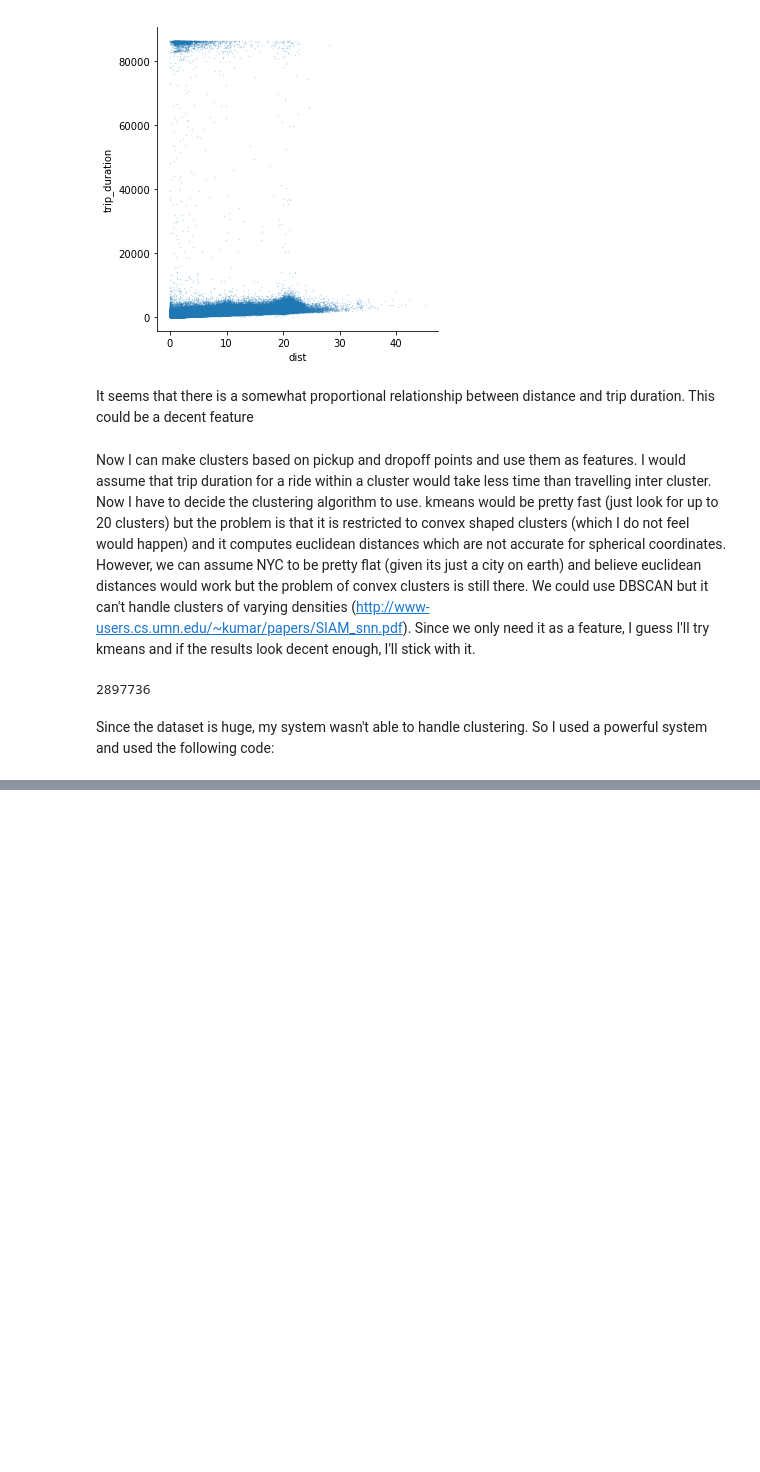
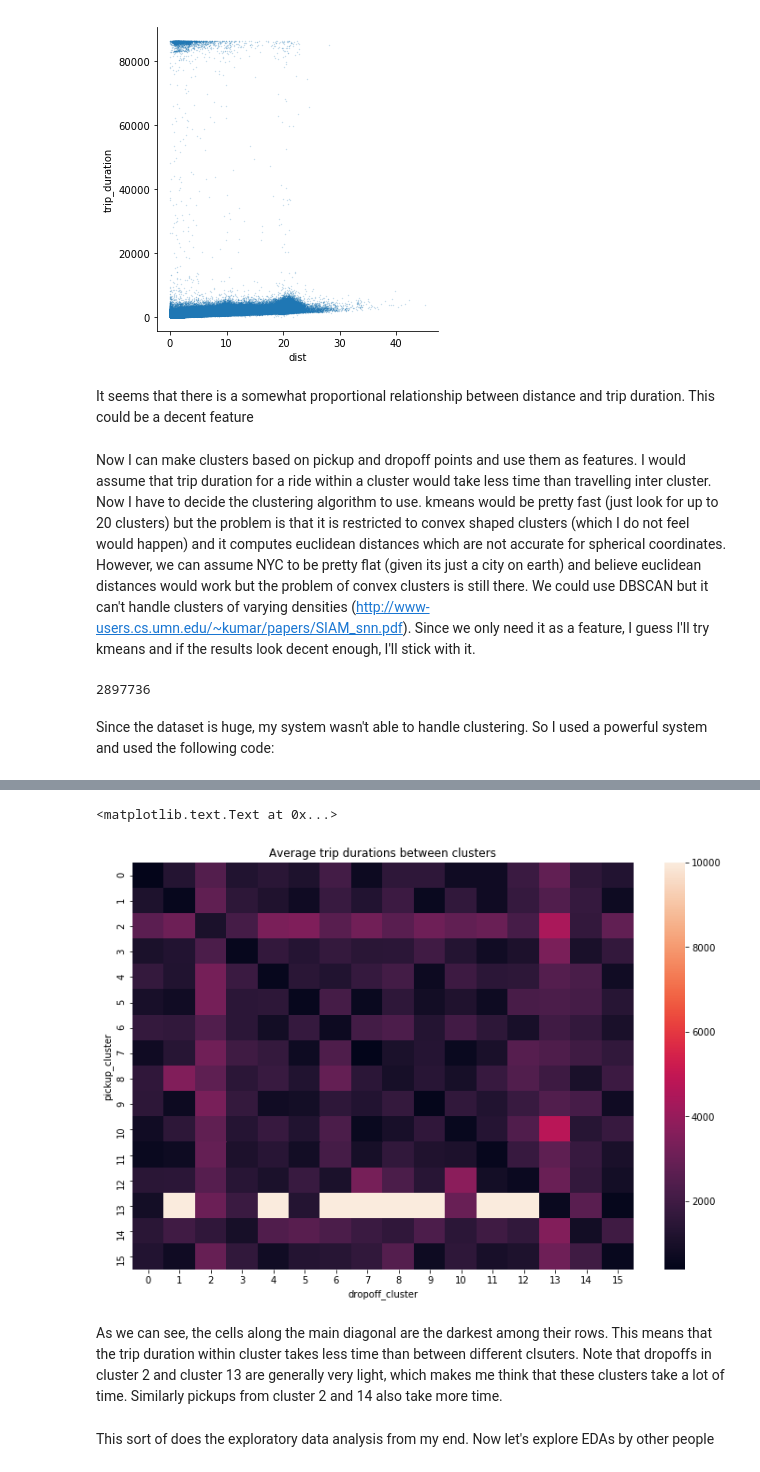
Before and after one commit to abhaymittal/nycTaxiChallenge, a Jupyter notebook: src/nycDataAnalysis.ipynb, the cells around one changed output, grey strips where cells are left out. Drawn from its saved outputs; the diff is of its cells as text; code cells hidden in the pictures; blank space fills up the shorter version.

```diff
--- a/src/nycDataAnalysis.ipynb
+++ b/src/nycDataAnalysis.ipynb
@@ -459,0 +462,24 @@ ax.set(xlim=(long_limit[0],long_limit[1]))
+# %%
+df=dataFrameProc[['pickup_longitude','pickup_latitude']]
+pickup_cluster=kmeans.predict(df)
+df=dataFrameProc[['dropoff_longitude','dropoff_latitude']]
+dropoff_cluster=kmeans.predict(df)
+
+dataFrameProc['pickup_cluster']=pickup_cluster
+dataFrameProc['dropoff_cluster']=dropoff_cluster
+# %%
+df=dataFrameProc.copy()
+df=pd.DataFrame(df.groupby(by=['pickup_cluster','dropoff_cluster'])['trip_duration'].mean())
+df2=df.copy()
+df2=df2.unstack().fillna(10000) #Fill NaNs by a big value so that they are easily identifiable and can be ignored
+df2.columns = df2.columns.get_level_values(1)
+ax=sb.heatmap(df2)
+ax.get_figure().set_size_inches(12,8)
+ax.set_title("Average trip durations between clusters")
+# %% [output]
+<matplotlib.text.Text at 0x...>
+[figure, added]
+# %% [markdown]
+As we can see, the cells along the main diagonal are the darkest among their rows. This means that the trip duration within cluster takes less time than between different clsuters. Note that dropoffs in cluster 2 and cluster 13 are generally very light, which makes me think that these clusters take a lot of time. Similarly pickups from cluster 2 and 14 also take more time.
+# %% [markdown]
+This sort of does the exploratory data analysis from my end. Now let's explore EDAs by other people
```
Also changed, not shown: parts of 4 cells of this notebook.
